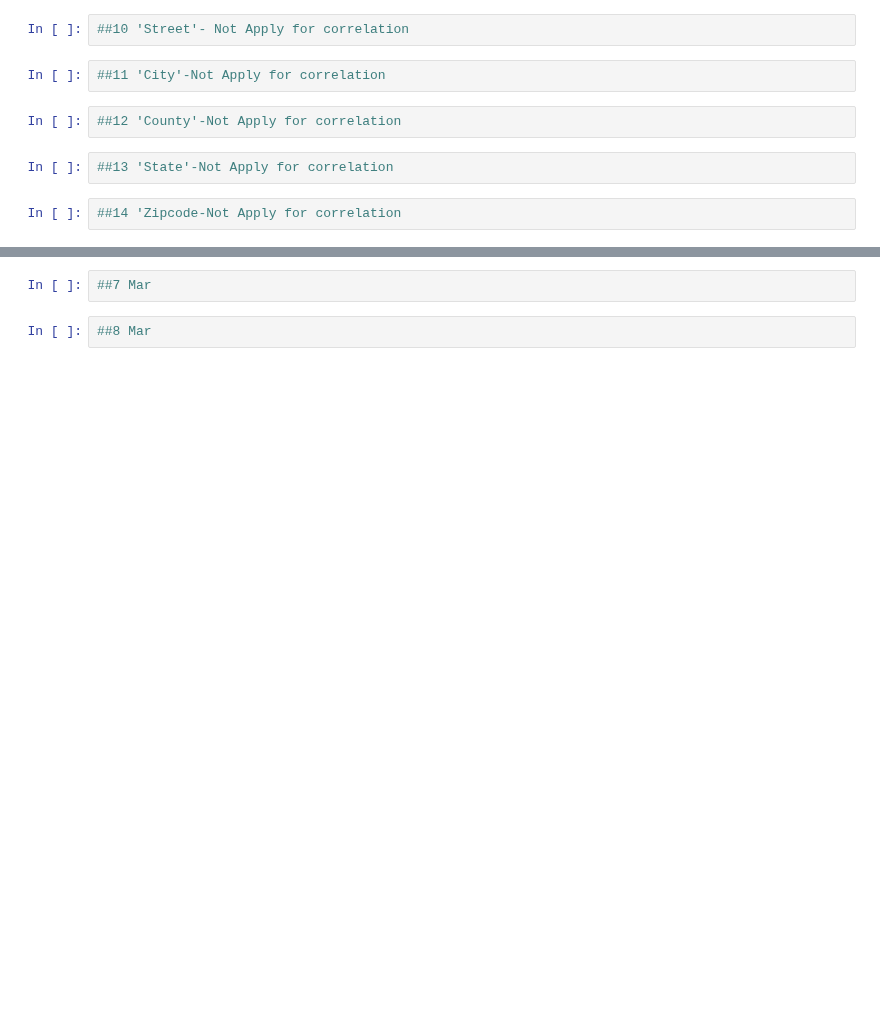
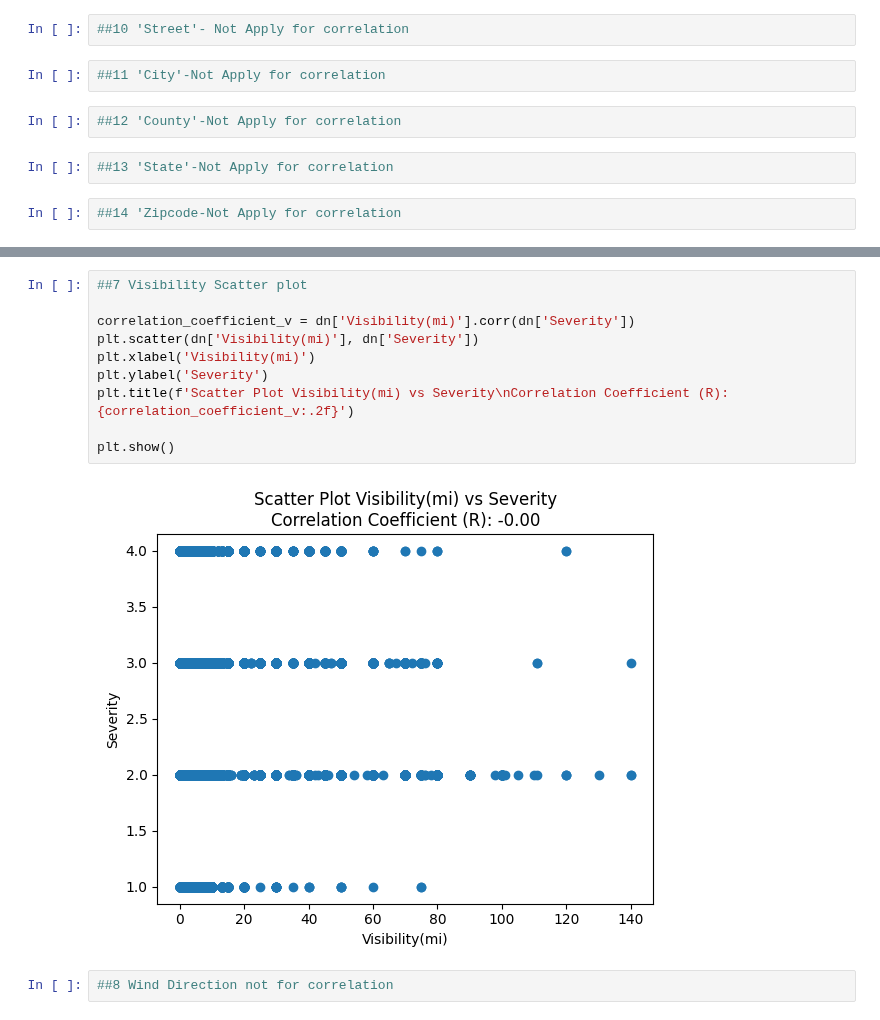
Before and after one commit to CaraShrestha/https-gitlab.com-ai-group-lambton-severity-prediction-us-roads, a Jupyter notebook: Notebook/severity_prediction.ipynb, the cells around one changed output, grey strips where cells are left out. Cells and saved outputs as stored; diff of their text form; blank space fills up the shorter version.

```diff
--- a/Notebook/severity_prediction.ipynb
+++ b/Notebook/severity_prediction.ipynb
@@ -210,5 +241,15 @@ plt.show()
 # %%
-##7 Mar
+##7 Visibility Scatter plot
+
+correlation_coefficient_v = dn['Visibility(mi)'].corr(dn['Severity'])
+plt.scatter(dn['Visibility(mi)'], dn['Severity'])
+plt.xlabel('Visibility(mi)')
+plt.ylabel('Severity')
+plt.title(f'Scatter Plot Visibility(mi) vs Severity\nCorrelation Coefficient (R): {correlation_coefficient_v:.2f}')
+
+plt.show()
+# %% [output]
+[figure, added]
 # %%
-##8 Mar
+##8 Wind Direction not for correlation
 # %%
```
Also changed, not shown: parts of 12 cells of this notebook.
